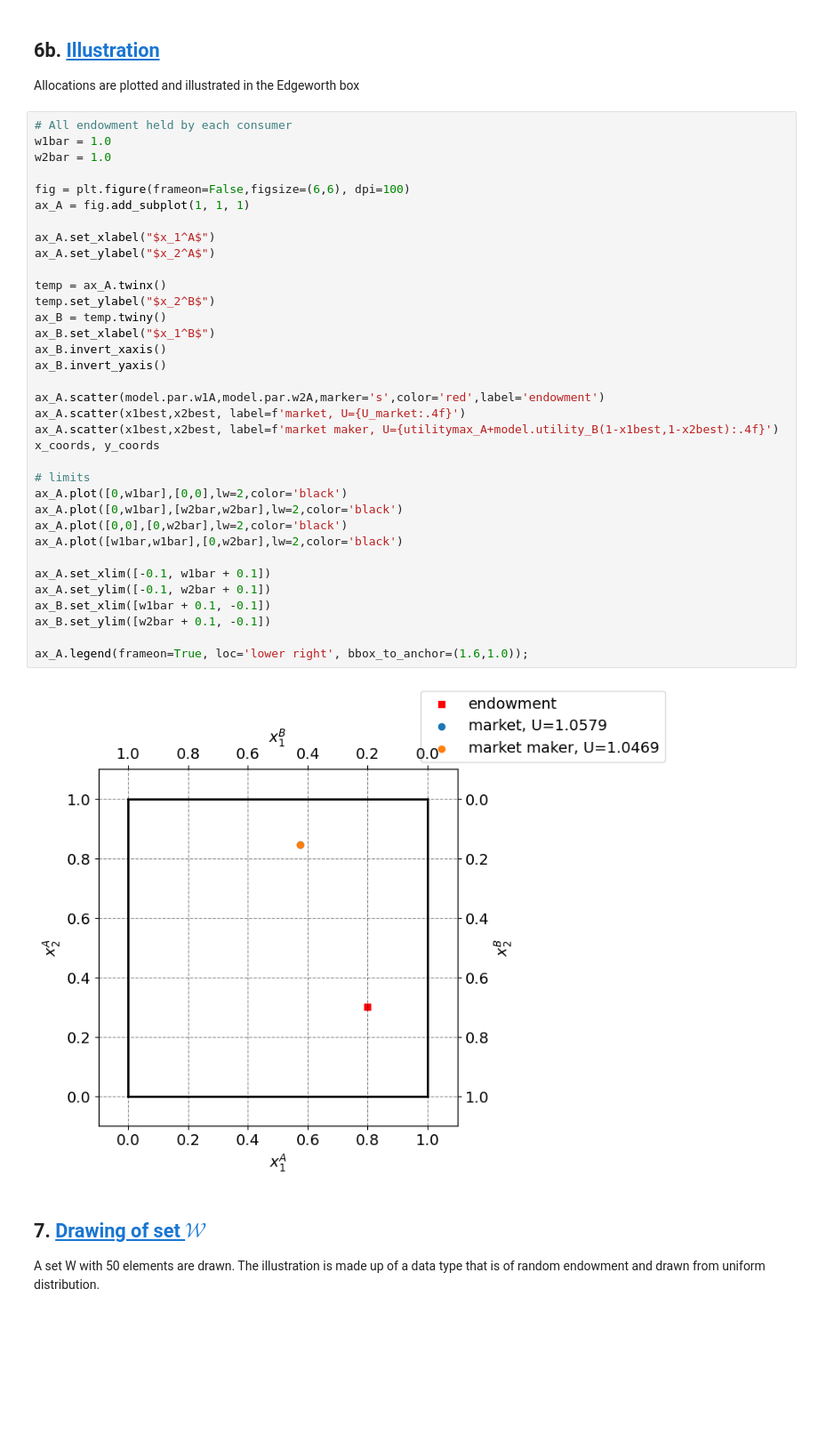
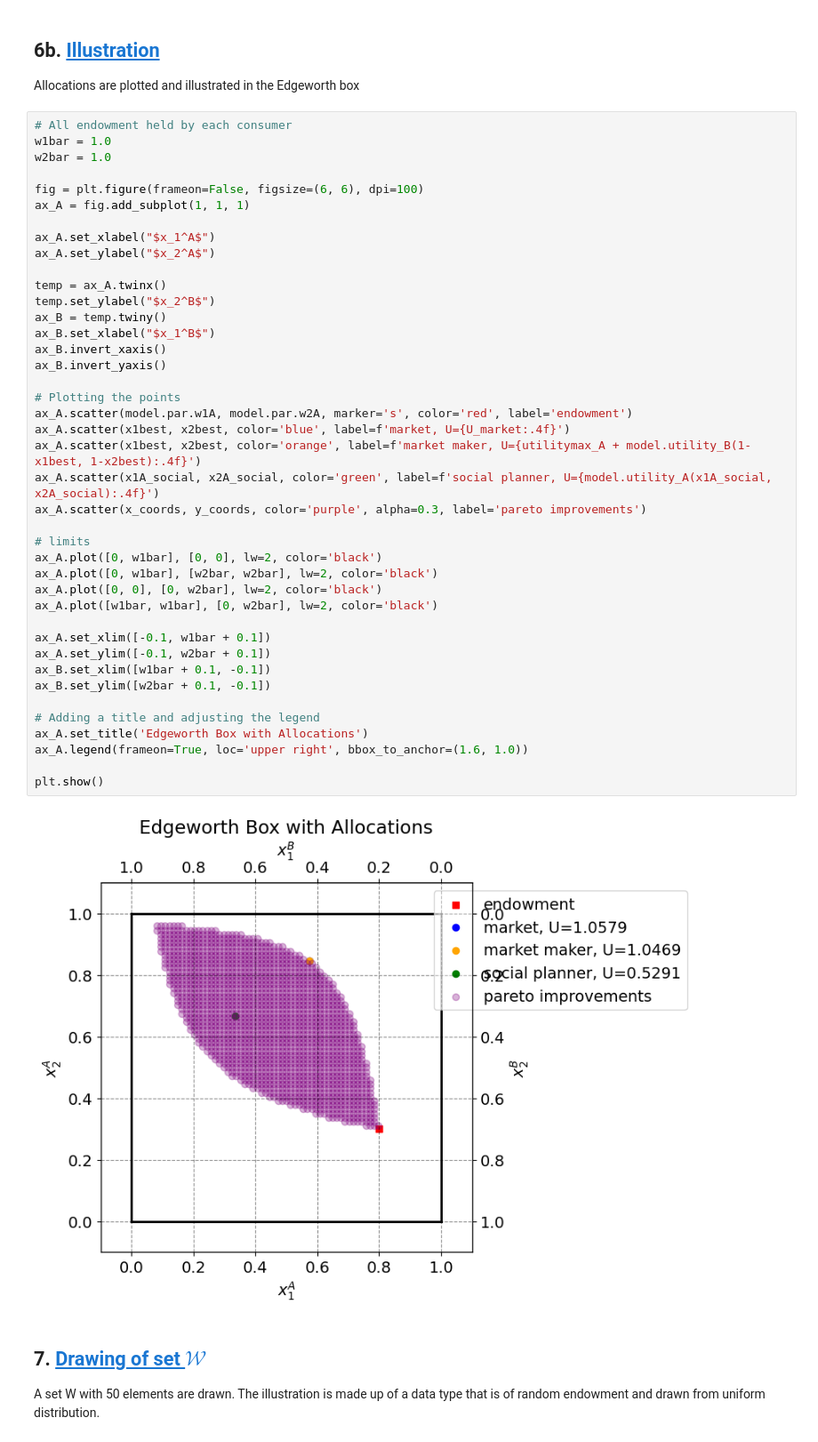
Before and after one commit to NumEconCopenhagen/projects-2024-sulaiman-phil-og-rabiah, a Jupyter notebook: inauguralproject/InauguralProject2024-nyeste-version.ipynb, the cells around one changed output. Shown at 89% size. Drawn from its saved outputs; the diff is of its cells as text; blank space fills up the shorter version.

```diff
--- a/inauguralproject/InauguralProject2024-nyeste-version.ipynb
+++ b/inauguralproject/InauguralProject2024-nyeste-version.ipynb
@@ -493,40 +489,46 @@ Allocations are plotted and illustrated in the Edgeworth box
 # %%
 # All endowment held by each consumer
 w1bar = 1.0
 w2bar = 1.0
 
-fig = plt.figure(frameon=False,figsize=(6,6), dpi=100)
+fig = plt.figure(frameon=False, figsize=(6, 6), dpi=100)
 ax_A = fig.add_subplot(1, 1, 1)
 
 ax_A.set_xlabel("$x_1^A$")
 ax_A.set_ylabel("$x_2^A$")
 
 temp = ax_A.twinx()
 temp.set_ylabel("$x_2^B$")
 ax_B = temp.twiny()
 ax_B.set_xlabel("$x_1^B$")
 ax_B.invert_xaxis()
 ax_B.invert_yaxis()
 
-ax_A.scatter(model.par.w1A,model.par.w2A,marker='s',color='red',label='endowment')
-ax_A.scatter(x1best,x2best, label=f'market, U={U_market:.4f}')
-ax_A.scatter(x1best,x2best, label=f'market maker, U={utilitymax_A+model.utility_B(1-x1best,1-x2best):.4f}')
-x_coords, y_coords
+# Plotting the points
+ax_A.scatter(model.par.w1A, model.par.w2A, marker='s', color='red', label='endowment')
+ax_A.scatter(x1best, x2best, color='blue', label=f'market, U={U_market:.4f}')
+ax_A.scatter(x1best, x2best, color='orange', label=f'market maker, U={utilitymax_A + model.utility_B(1-x1best, 1-x2best):.4f}')
+ax_A.scatter(x1A_social, x2A_social, color='green', label=f'social planner, U={model.utility_A(x1A_social, x2A_social):.4f}')
+ax_A.scatter(x_coords, y_coords, color='purple', alpha=0.3, label='pareto improvements')
 
 # limits
-ax_A.plot([0,w1bar],[0,0],lw=2,color='black')
-ax_A.plot([0,w1bar],[w2bar,w2bar],lw=2,color='black')
-ax_A.plot([0,0],[0,w2bar],lw=2,color='black')
-ax_A.plot([w1bar,w1bar],[0,w2bar],lw=2,color='black')
+ax_A.plot([0, w1bar], [0, 0], lw=2, color='black')
+ax_A.plot([0, w1bar], [w2bar, w2bar], lw=2, color='black')
+ax_A.plot([0, 0], [0, w2bar], lw=2, color='black')
+ax_A.plot([w1bar, w1bar], [0, w2bar], lw=2, color='black')
 
 ax_A.set_xlim([-0.1, w1bar + 0.1])
 ax_A.set_ylim([-0.1, w2bar + 0.1])
 ax_B.set_xlim([w1bar + 0.1, -0.1])
 ax_B.set_ylim([w2bar + 0.1, -0.1])
 
-ax_A.legend(frameon=True, loc='lower right', bbox_to_anchor=(1.6,1.0));
+# Adding a title and adjusting the legend
+ax_A.set_title('Edgeworth Box with Allocations')
+ax_A.legend(frameon=True, loc='upper right', bbox_to_anchor=(1.6, 1.0))
+
+plt.show()
 # %% [output]
-[figure, old version]
+[figure, new version]
 # %% [markdown]
 ## 7. <a id='toc7_'></a>[Drawing of set $\mathcal{W}$](#toc7_)
 
```
Also changed, not shown: parts of 3 cells of this notebook.
